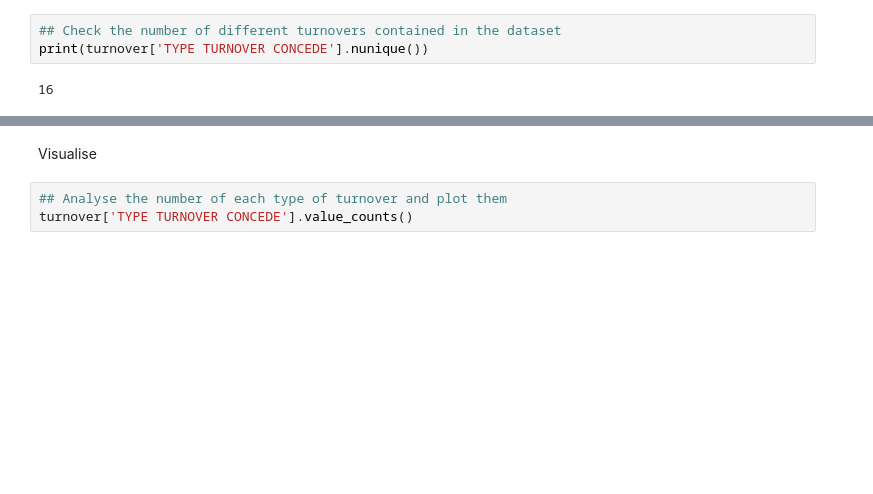
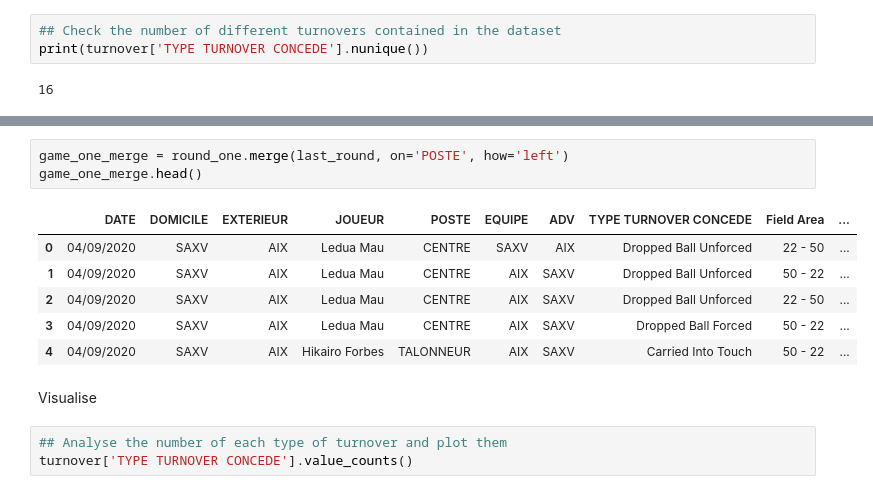
Before and after one commit to UCDPAIanSheridan/UCDPA_IanSheridan, a Jupyter notebook: MyProject.ipynb, the cells around one changed output, grey strips where cells are left out. Cells and saved outputs as stored; diff of their text form; blank space fills up the shorter version.

```diff
--- a/MyProject.ipynb
+++ b/MyProject.ipynb
@@ -164,3 +226,13 @@ turnover.head()
+# %%
+game_one_merge = round_one.merge(last_round, on='POSTE', how='left')
+game_one_merge.head()
+# %% [output]
+|  | DATE | DOMICILE | EXTERIEUR | JOUEUR | POSTE | EQUIPE | ADV | TYPE TURNOVER CONCEDE | Field Area | ... |
+| 0 | 04/09/2020 | SAXV | AIX | Ledua Mau | CENTRE | SAXV | AIX | Dropped Ball Unforced | 22 - 50 | ... |
+| 1 | 04/09/2020 | SAXV | AIX | Ledua Mau | CENTRE | AIX | SAXV | Dropped Ball Unforced | 50 - 22 | ... |
+| 2 | 04/09/2020 | SAXV | AIX | Ledua Mau | CENTRE | AIX | SAXV | Dropped Ball Unforced | 22 - 50 | ... |
+| 3 | 04/09/2020 | SAXV | AIX | Ledua Mau | CENTRE | AIX | SAXV | Dropped Ball Forced | 50 - 22 | ... |
+| 4 | 04/09/2020 | SAXV | AIX | Hikairo Forbes | TALONNEUR | AIX | SAXV | Carried Into Touch | 50 - 22 | ... |
 # %% [markdown]
 Visualise
 # %%
```
Also changed, not shown: parts of 9 cells of this notebook.
